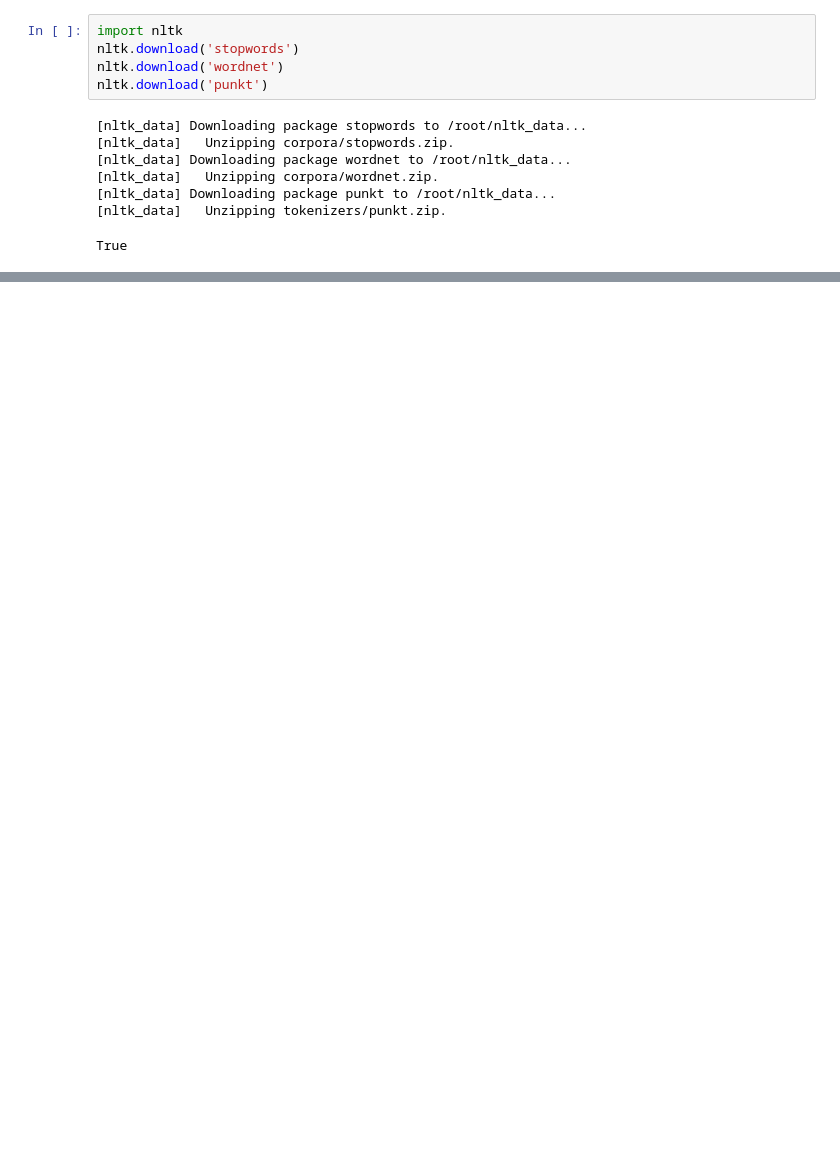
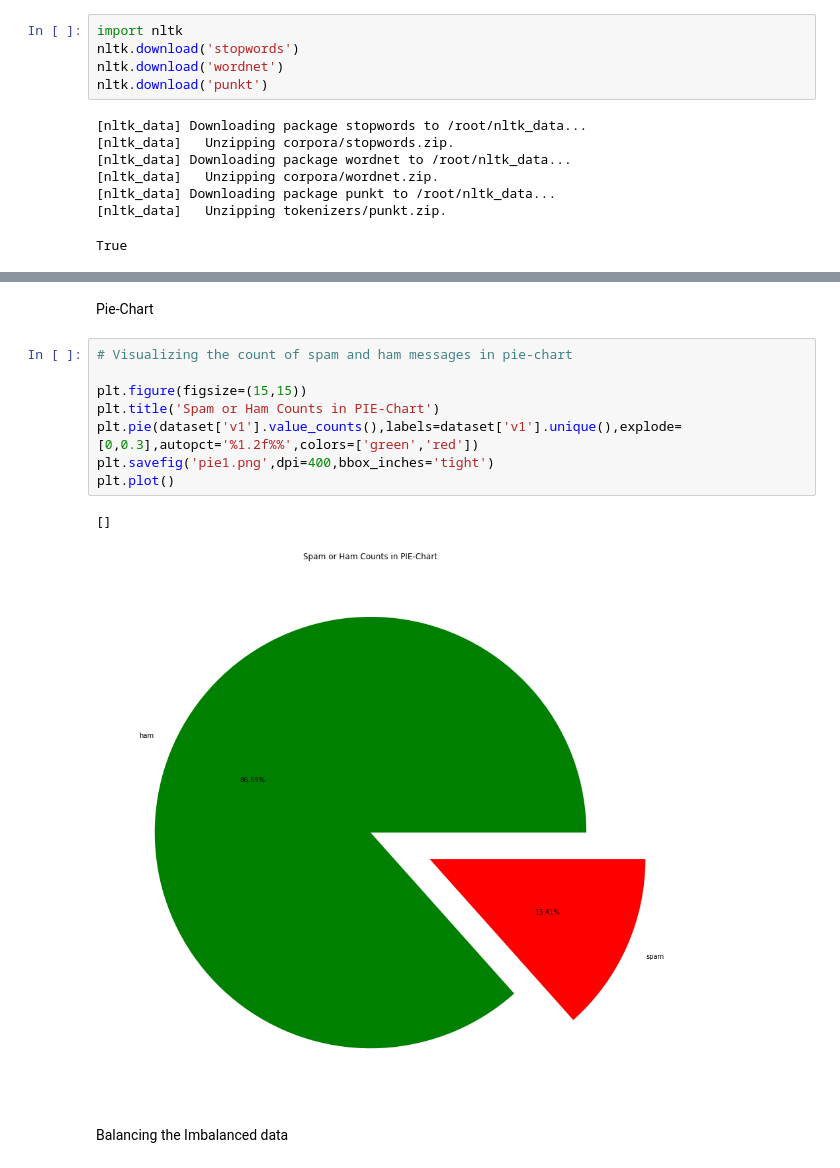
Before and after one commit to bridgecrew-perf7/Spam-Classification-with-Deployment, a Jupyter notebook: Spam_Classifier.ipynb, the cells around one changed output, grey strips where cells are left out. Saved outputs shown, nothing was run; the diff lists cells and outputs as text; blank space fills up the shorter version.

```diff
--- a/Spam_Classifier.ipynb
+++ b/Spam_Classifier.ipynb
@@ -125,0 +82,15 @@ joblib.dump(cv,'countvector.pkl')
+# %% [markdown]
+Pie-Chart
+# %%
+# Visualizing the count of spam and ham messages in pie-chart
+
+plt.figure(figsize=(15,15))
+plt.title('Spam or Ham Counts in PIE-Chart')
+plt.pie(dataset['v1'].value_counts(),labels=dataset['v1'].unique(),explode=[0,0.3],autopct='%1.2f%%',colors=['green','red'])
+plt.savefig('pie1.png',dpi=400,bbox_inches='tight')
+plt.plot()
+# %% [output]
+[]
+[figure, added]
+# %% [markdown]
+Balancing the Imbalanced data
```
Also changed, not shown: parts of 53 cells of this notebook.
